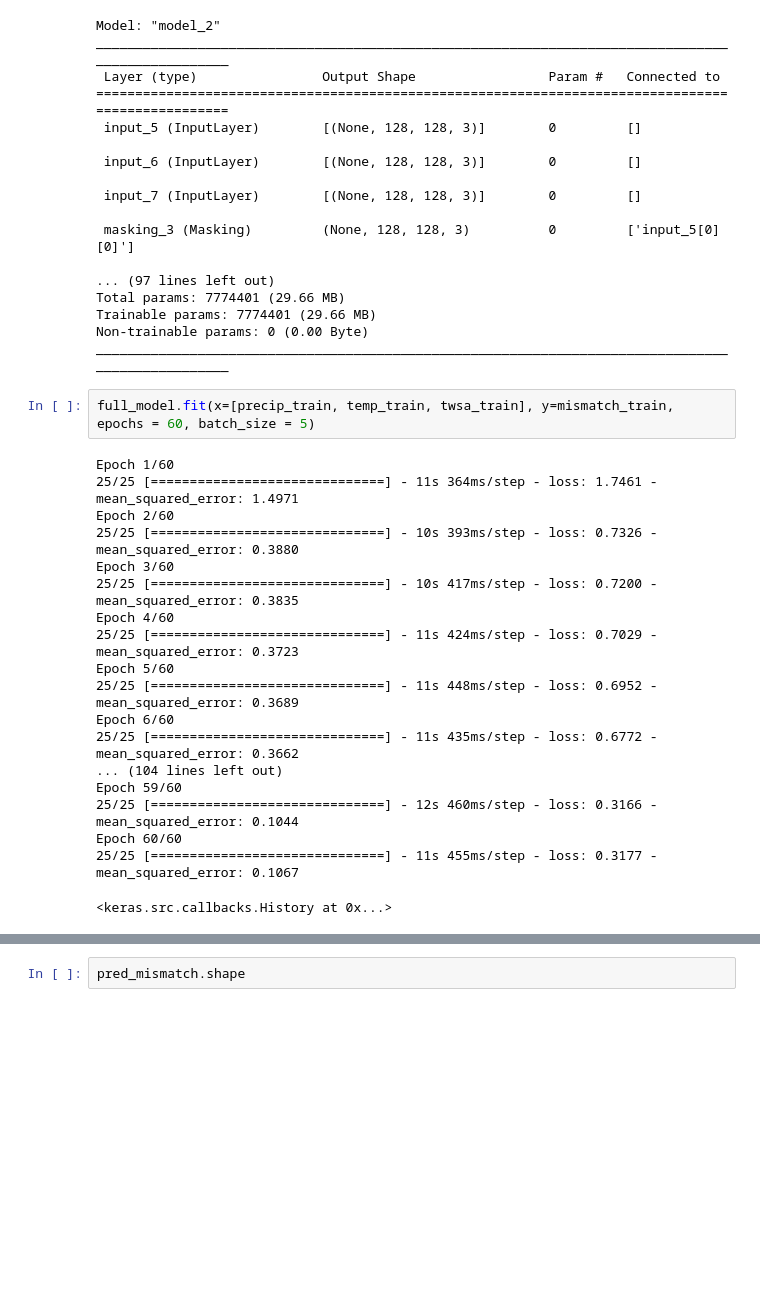
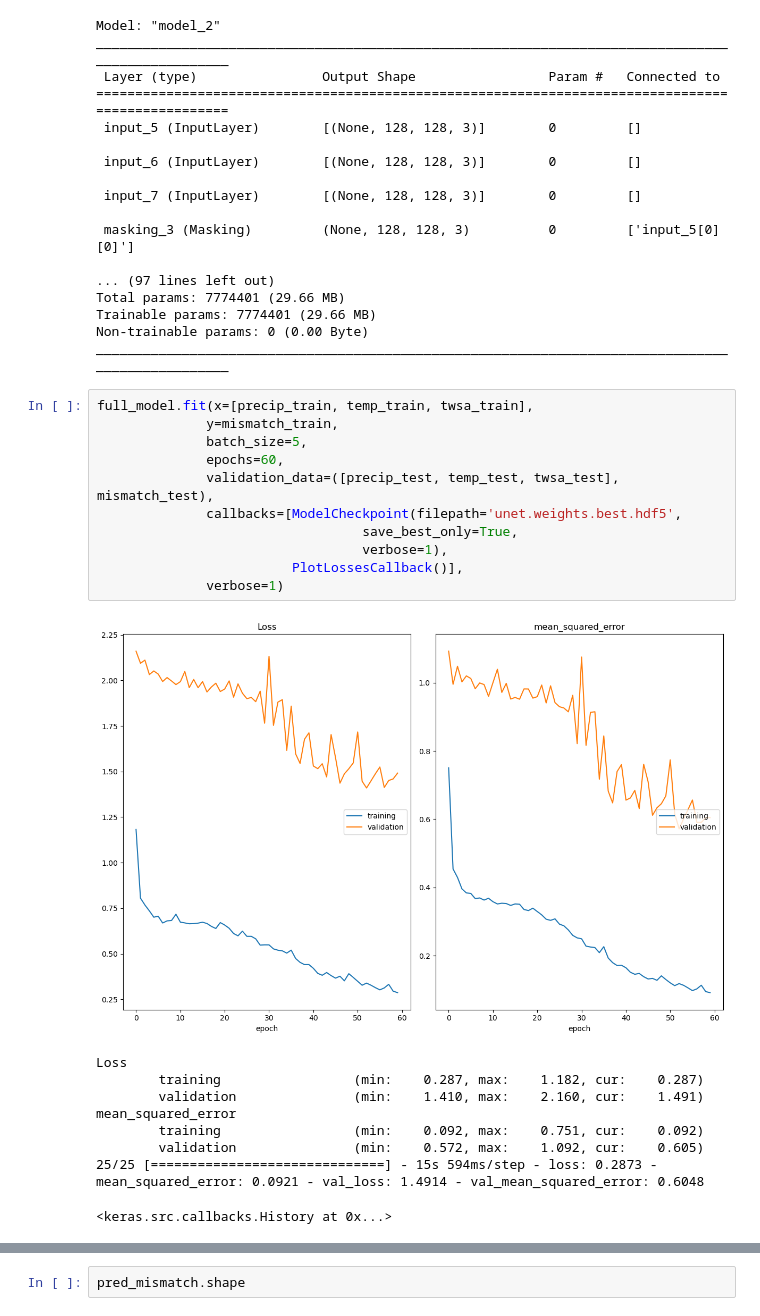
Before and after one commit to pazolka/sun-et-al-2019, a Jupyter notebook: 5_Unet.ipynb, the cells around one changed output, grey strips where cells are left out. Saved outputs shown, nothing was run; the diff lists cells and outputs as text; blank space fills up the shorter version.

```diff
--- a/5_Unet.ipynb
+++ b/5_Unet.ipynb
@@ -149,27 +152,27 @@ Total params: 7774401 (29.66 MB)
 Trainable params: 7774401 (29.66 MB)
 Non-trainable params: 0 (0.00 Byte)
 __________________________________________________________________________________________________
-# %%
-full_model.fit(x=[precip_train, temp_train, twsa_train], y=mismatch_train, epochs = 60, batch_size = 5)
-# %% [output]
-Epoch 1/60
-25/25 [==============================] - 11s 364ms/step - loss: 1.7461 - mean_squared_error: 1.4971
-Epoch 2/60
-25/25 [==============================] - 10s 393ms/step - loss: 0.7326 - mean_squared_error: 0.3880
-Epoch 3/60
-25/25 [==============================] - 10s 417ms/step - loss: 0.7200 - mean_squared_error: 0.3835
-Epoch 4/60
-25/25 [==============================] - 11s 424ms/step - loss: 0.7029 - mean_squared_error: 0.3723
-Epoch 5/60
-25/25 [==============================] - 11s 448ms/step - loss: 0.6952 - mean_squared_error: 0.3689
-Epoch 6/60
-25/25 [==============================] - 11s 435ms/step - loss: 0.6772 - mean_squared_error: 0.3662
-... (104 lines left out)
-Epoch 59/60
-25/25 [==============================] - 12s 460ms/step - loss: 0.3166 - mean_squared_error: 0.1044
-Epoch 60/60
-25/25 [==============================] - 11s 455ms/step - loss: 0.3177 - mean_squared_error: 0.1067
-<keras.src.callbacks.History at 0x...>
+# %%
+full_model.fit(x=[precip_train, temp_train, twsa_train],
+              y=mismatch_train,
+              batch_size=5,
+              epochs=60,
+              validation_data=([precip_test, temp_test, twsa_test], mismatch_test),
+              callbacks=[ModelCheckpoint(filepath='unet.weights.best.hdf5',
+                                  save_best_only=True,
+                                  verbose=1),
+                         PlotLossesCallback()],
+              verbose=1)
+# %% [output]
+[figure, added]
+Loss
+        training                 (min:    0.287, max:    1.182, cur:    0.287)
+        validation               (min:    1.410, max:    2.160, cur:    1.491)
+mean_squared_error
+        training                 (min:    0.092, max:    0.751, cur:    0.092)
+        validation               (min:    0.572, max:    1.092, cur:    0.605)
+25/25 [==============================] - 15s 594ms/step - loss: 0.2873 - mean_squared_error: 0.0921 - val_loss: 1.4914 - val_mean_squared_error: 0.6048
+<keras.src.callbacks.History at 0x...>
 # %%
 preds = full_model.evaluate([precip_test, temp_test, twsa_test], mismatch_test, batch_size=5)
 print ("Loss = " + str(preds[0]))
```
Also changed, not shown: parts of 5 cells of this notebook, 7 other files.
